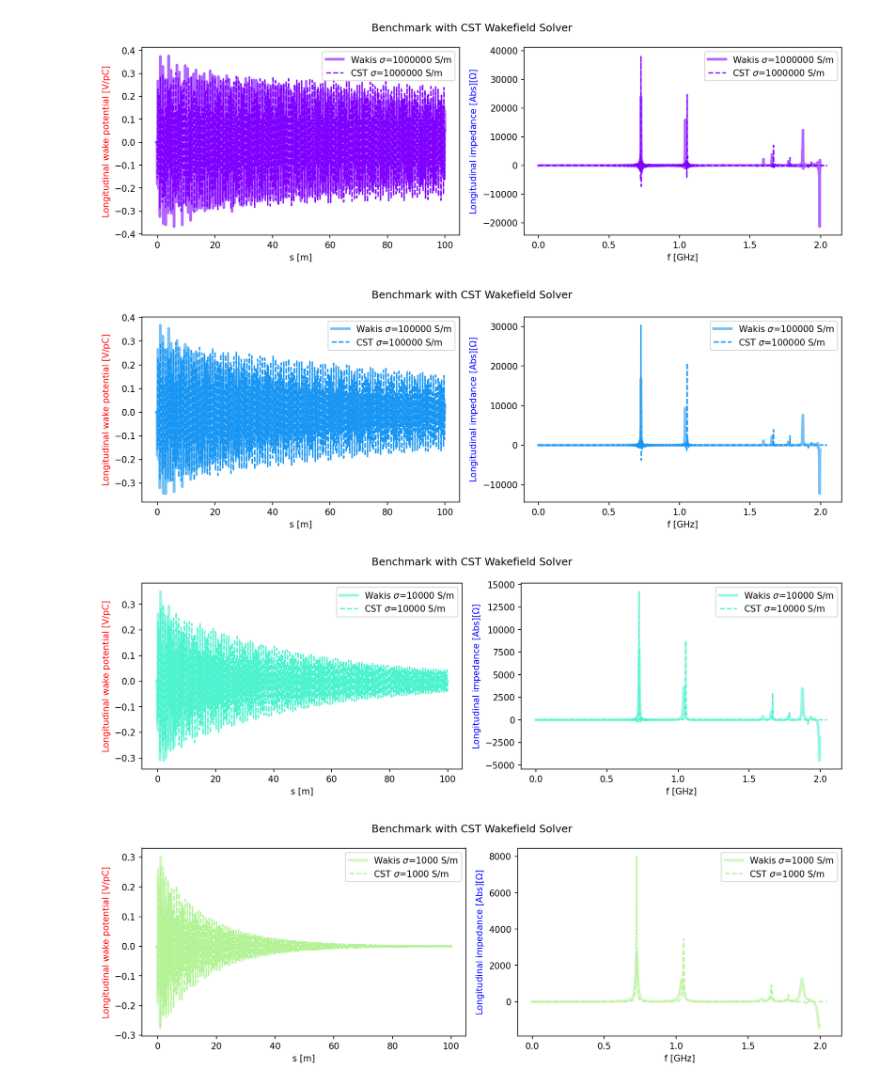
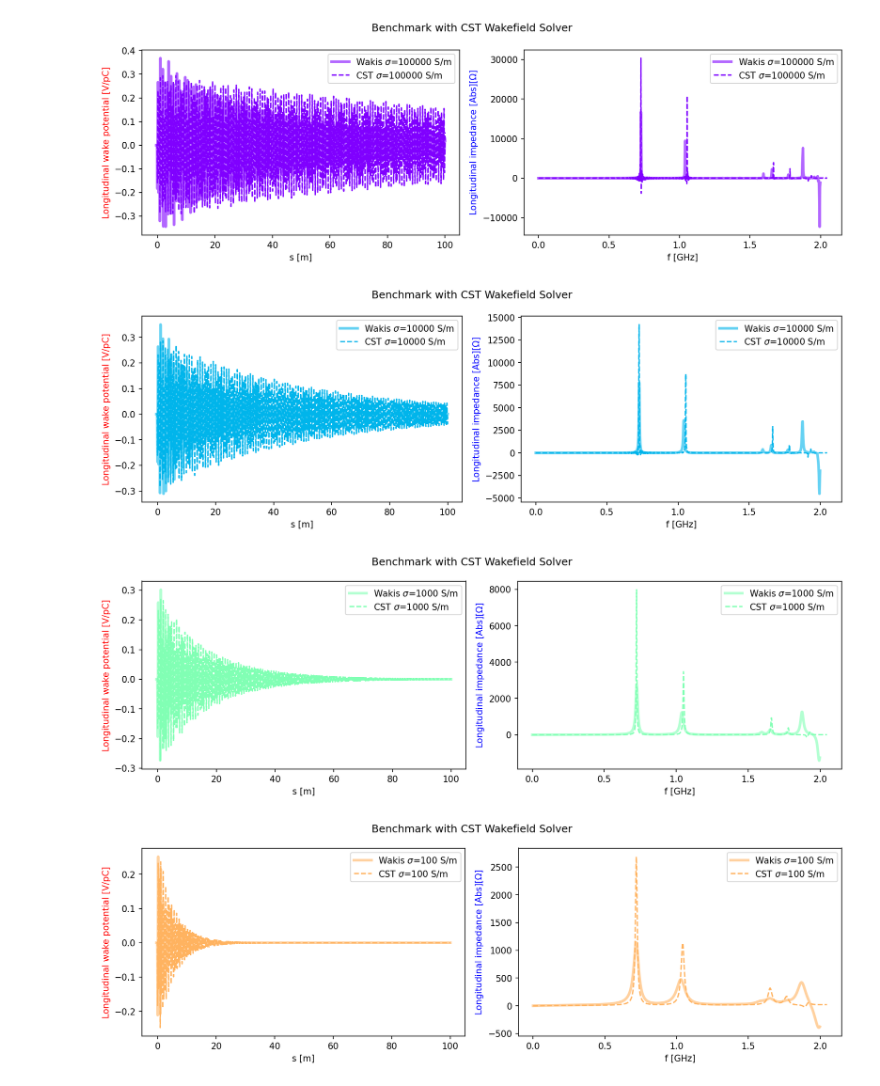
Before and after one commit to ImpedanCEI/wakis-benchmarks, a Jupyter notebook: 004_lossy_cubic_cavity_cm/conductivity_scan.ipynb, the cells around one changed output. Cells and saved outputs as stored; diff of their text form; code cells hidden in the pictures.

```diff
--- a/004_lossy_cubic_cavity_cm/conductivity_scan.ipynb
+++ b/004_lossy_cubic_cavity_cm/conductivity_scan.ipynb
@@ -10,15 +11,16 @@ from wakis import GridFIT3D
 from wakis import WakeSolver
 # %%
 conductivities = [10, 100, 1000, 1e4, 1e5, 1e6, 1e7, 1e8]
-
+nmesh = [1.25, 1.5, 2]
 for cond in conductivities:
     print(f'Simulating with conductivity: {int(cond)}')
     print('-----------------------------------------')
     # ---------- Domain setup ---------
     # Number of mesh cells
-    Nx = 60
-    Ny = 60
-    Nz = 150
+    Nx = 60*1.5
+    Ny = 60*1.5
+    Nz = 150*1.5
+    print(f'Total number of cells: {Nx}x{Ny}x{Nz} = {Nx*Ny*Nz}')
     #dt = 5.707829241e-12 # CST
 
     # Embedded boundaries
@@ -27,16 +29,20 @@ for cond in conductivities:
     surf = pv.read(stl_shell)
 
     stl_solids = {'cavity': stl_cavity, 'shell': stl_shell}
-    stl_materials = {'cavity': 'vacuum', 'shell': [np.power(cond, 4/5), 1.0, np.power(cond,4/5)]}
+    stl_materials = {'cavity': 'vacuum', 'shell': [cond, 1.0, cond]}
 
     # Domain bounds
     xmin, xmax, ymin, ymax, zmin, zmax = surf.bounds
     Lx, Ly, Lz = (xmax-xmin), (ymax-ymin), (zmax-zmin)
 
     # set grid and geometry
-    grid = GridFIT3D(xmin, xmax, ymin, ymax, zmin, zmax, Nx, Ny, Nz,
+    grid = GridFIT3D(xmin, xmax, ymin, ymax, zmin, zmax, int(Nx), int(Ny), int(Nz),
                     stl_solids=stl_solids,
                     stl_materials=stl_materials)
+
+    Z0 = c_light*mu_0
+    cond_eff = (2*(grid.L[:, :, :, 'Abs'].min()*grid.iA[:, :, :, 'Abs'].min())/Z0)*np.sqrt(cond)
+    grid.stl_materials['shell'] = [cond_eff, 1.0, cond_eff]
 
     # ------------ Beam source ----------------
     # Beam parameters
@@ -53,7 +59,7 @@ for cond in conductivities:
     wakelength = 100. #[m]
     add_space = 30   # no. cells
 
-    results_folder = f'results_cond{int(cond)}_WL{int(wakelength)}_pow0.8/'
+    results_folder = f'results_cond{int(cond)}_WL{int(wakelength)}_Z0_N1.5/'
     wake = WakeSolver(q=q, sigmaz=sigmaz, beta=beta,
                 xsource=xs, ysource=ys, xtest=xt, ytest=yt,
                 add_space=add_space, results_folder=results_folder,
@@ -107,36 +155,36 @@ Running electromagnetic time-domain simulation...
 import matplotlib as mpl
 
 wake = WakeSolver()
-conds = [10, 100, 1000, 10000, 100000, 1000000]
+conds = [10, 100, 1000, 10000, 100000]
 res = {}
 cstWP, cstZ = {}, {}
 colors = mpl.colormaps['rainbow'](np.linspace(0., 1.0, len(conds)))
 for k, cond in enumerate(reversed(conds)):
     fig, ax = plt.subplots(1,2, figsize=[12,4], dpi=150)
     res[k] = wake.copy()
     res[k].load_results(f'results_cond{cond}_WL100_sqrt/')
     cstWP[k] = wake.read_txt(f'cst/WP_sigma{cond}.txt')
     cstZ[k] = wake.read_txt(f'cst/Z_sigma{cond}.txt')
 
     ax[0].plot(res[k].s, res[k].WP, c=colors[k], lw=3, alpha=0.6, label=f'Wakis $\sigma$={cond} S/m')
     ax[0].plot(cstWP[k][0]*1e-2, cstWP[k][1], c=colors[k], ls='--', lw=1.5, label=f'CST $\sigma$={cond} S/m')
 
     ax[1].plot(res[k].f*1e-9, res[k].Z.real, c=colors[k], lw=3, alpha=0.6, label=f'Wakis $\sigma$={cond} S/m')
     ax[1].plot(cstZ[k][0], cstZ[k][1].real, c=colors[k], ls='--', lw=1.5, label=f'CST $\sigma$={cond} S/m')
 
     ax[0].set_xlabel('s [m]')
     ax[0].set_ylabel('Longitudinal wake potential [V/pC]', color='r')
     ax[0].legend()
 
     ax[1].set_xlabel('f [GHz]')
     ax[1].set_ylabel('Longitudinal impedance [Abs][$\Omega$]', color='b')
     ax[1].legend()
 
     fig.suptitle('Benchmark with CST Wakefield Solver')
     fig.tight_layout()
     fig.savefig(f'benchmark_cond{cond}.png')
 # %% [output]
-[figure, old version]
+[figure, new version]
-[figure, old version]
+[figure, new version]
-[figure, old version]
+[figure, new version]
-[figure, old version]
+[figure, new version]
```
Also changed, not shown: parts of 3 cells of this notebook, 1 other file.
